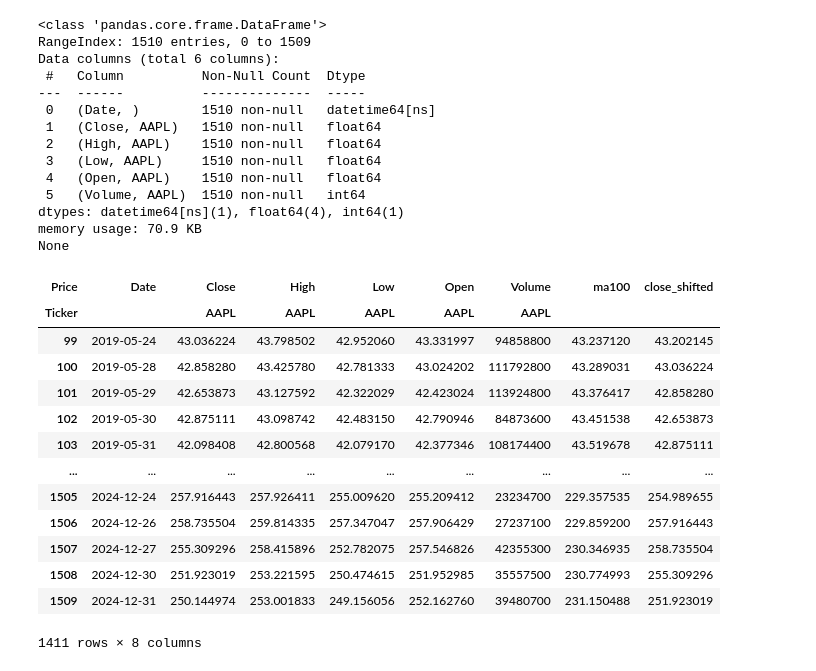
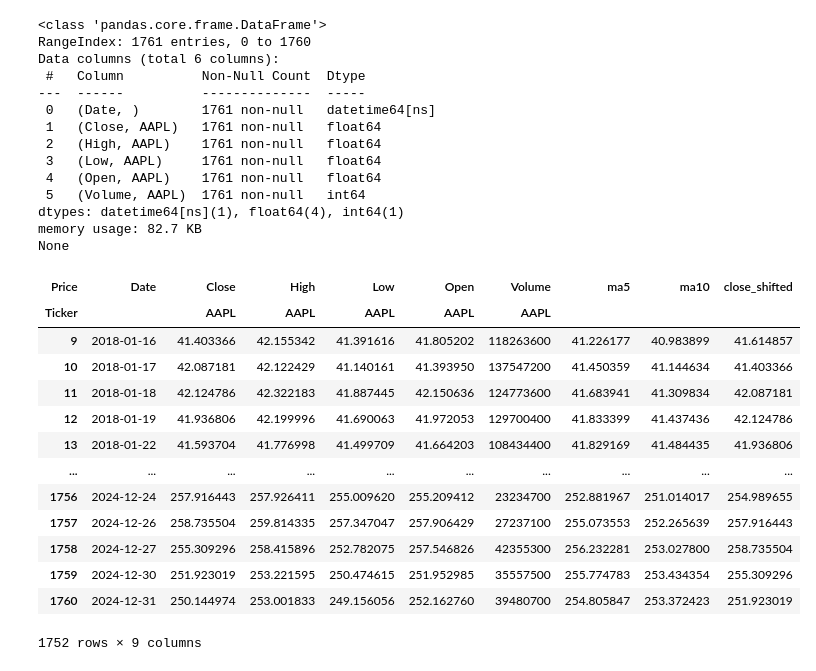
Before and after one commit to RayCoC/Stock-Prediction-Machine-Learning, a Jupyter notebook: LSTM.ipynb, the cells around one changed output. Cells and saved outputs as stored; diff of their text form; code cells hidden in the pictures.

```diff
--- a/LSTM.ipynb
+++ b/LSTM.ipynb
@@ -12,7 +16,7 @@ from tensorflow.keras.models import Sequential
 # %%
-data = yf.download('AAPL', '2019-01-01', '2025-01-01')
+data = yf.download('AAPL', '2018-01-01', '2025-01-01')
 data.reset_index(inplace=True)
 df=data
-df.head()
+df.info()
 # %% [output]
 [*********************100%***********************]  1 of 1 completed
@@ -53,39 +63,40 @@ std       54.128702  5.233404e+07
 print(df.info())
 # %% [output]
 <class 'pandas.core.frame.DataFrame'>
-RangeIndex: 1510 entries, 0 to 1509
+RangeIndex: 1761 entries, 0 to 1760
 Data columns (total 6 columns):
  #   Column          Non-Null Count  Dtype
 ---  ------          --------------  -----
- 0   (Date, )        1510 non-null   datetime64[ns]
- 1   (Close, AAPL)   1510 non-null   float64
- 2   (High, AAPL)    1510 non-null   float64
- 3   (Low, AAPL)     1510 non-null   float64
- 4   (Open, AAPL)    1510 non-null   float64
- 5   (Volume, AAPL)  1510 non-null   int64
+ 0   (Date, )        1761 non-null   datetime64[ns]
+ 1   (Close, AAPL)   1761 non-null   float64
+ 2   (High, AAPL)    1761 non-null   float64
+ 3   (Low, AAPL)     1761 non-null   float64
+ 4   (Open, AAPL)    1761 non-null   float64
+ 5   (Volume, AAPL)  1761 non-null   int64
 dtypes: datetime64[ns](1), float64(4), int64(1)
-memory usage: 70.9 KB
+memory usage: 82.7 KB
 None
 # %%
-df['ma100'] = df.Close.rolling(window=100).mean()
+df['ma5'] = df.Close.rolling(window=5).mean()
+df['ma10'] = df.Close.rolling(window=10).mean()
 df['close_shifted'] = df.Close.shift(1)
 df.dropna(inplace=True)
 df
 # %% [output]
-| Price | Date | Close | High | Low | Open | Volume | ma100 | close_shifted |
-| Ticker |  | AAPL | AAPL | AAPL | AAPL | AAPL |  |  |
-| 99 | 2019-05-24 | 43.036224 | 43.798502 | 42.952060 | 43.331997 | 94858800 | 43.237120 | 43.202145 |
-| 100 | 2019-05-28 | 42.858280 | 43.425780 | 42.781333 | 43.024202 | 111792800 | 43.289031 | 43.036224 |
-| 101 | 2019-05-29 | 42.653873 | 43.127592 | 42.322029 | 42.423024 | 113924800 | 43.376417 | 42.858280 |
-| 102 | 2019-05-30 | 42.875111 | 43.098742 | 42.483150 | 42.790946 | 84873600 | 43.451538 | 42.653873 |
-| 103 | 2019-05-31 | 42.098408 | 42.800568 | 42.079170 | 42.377346 | 108174400 | 43.519678 | 42.875111 |
-| ... | ... | ... | ... | ... | ... | ... | ... | ... |
-| 1505 | 2024-12-24 | 257.916443 | 257.926411 | 255.009620 | 255.209412 | 23234700 | 229.357535 | 254.989655 |
-| 1506 | 2024-12-26 | 258.735504 | 259.814335 | 257.347047 | 257.906429 | 27237100 | 229.859200 | 257.916443 |
-| 1507 | 2024-12-27 | 255.309296 | 258.415896 | 252.782075 | 257.546826 | 42355300 | 230.346935 | 258.735504 |
-| 1508 | 2024-12-30 | 251.923019 | 253.221595 | 250.474615 | 251.952985 | 35557500 | 230.774993 | 255.309296 |
-| 1509 | 2024-12-31 | 250.144974 | 253.001833 | 249.156056 | 252.162760 | 39480700 | 231.150488 | 251.923019 |
+| Price | Date | Close | High | Low | Open | Volume | ma5 | ma10 | close_shifted |
+| Ticker |  | AAPL | AAPL | AAPL | AAPL | AAPL |  |  |  |
+| 9 | 2018-01-16 | 41.403366 | 42.155342 | 41.391616 | 41.805202 | 118263600 | 41.226177 | 40.983899 | 41.614857 |
+| 10 | 2018-01-17 | 42.087181 | 42.122429 | 41.140161 | 41.393950 | 137547200 | 41.450359 | 41.144634 | 41.403366 |
+| 11 | 2018-01-18 | 42.124786 | 42.322183 | 41.887445 | 42.150636 | 124773600 | 41.683941 | 41.309834 | 42.087181 |
+| 12 | 2018-01-19 | 41.936806 | 42.199996 | 41.690063 | 41.972053 | 129700400 | 41.833399 | 41.437436 | 42.124786 |
+| 13 | 2018-01-22 | 41.593704 | 41.776998 | 41.499709 | 41.664203 | 108434400 | 41.829169 | 41.484435 | 41.936806 |
+| ... | ... | ... | ... | ... | ... | ... | ... | ... | ... |
+| 1756 | 2024-12-24 | 257.916443 | 257.926411 | 255.009620 | 255.209412 | 23234700 | 252.881967 | 251.014017 | 254.989655 |
+| 1757 | 2024-12-26 | 258.735504 | 259.814335 | 257.347047 | 257.906429 | 27237100 | 255.073553 | 252.265639 | 257.916443 |
+| 1758 | 2024-12-27 | 255.309296 | 258.415896 | 252.782075 | 257.546826 | 42355300 | 256.232281 | 253.027800 | 258.735504 |
+| 1759 | 2024-12-30 | 251.923019 | 253.221595 | 250.474615 | 251.952985 | 35557500 | 255.774783 | 253.434354 | 255.309296 |
+| 1760 | 2024-12-31 | 250.144974 | 253.001833 | 249.156056 | 252.162760 | 39480700 | 254.805847 | 253.372423 | 251.923019 |
-1411 rows × 8 columns
+1752 rows × 9 columns
 # %%
 plt.figure(figsize=(10,5))
 plt.title("Moving Average 100 Days")
```
Also changed, not shown: parts of 21 cells of this notebook.
